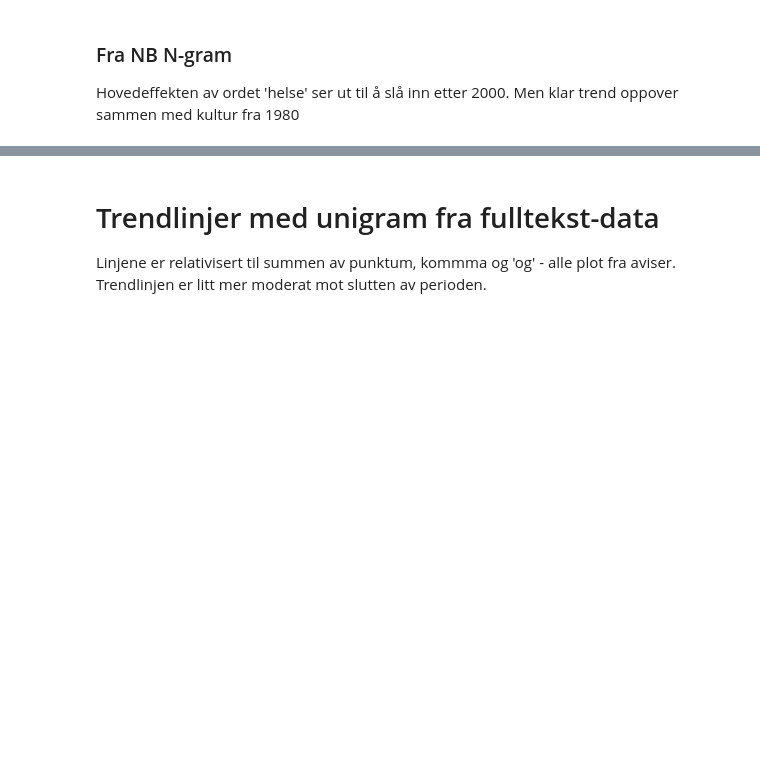
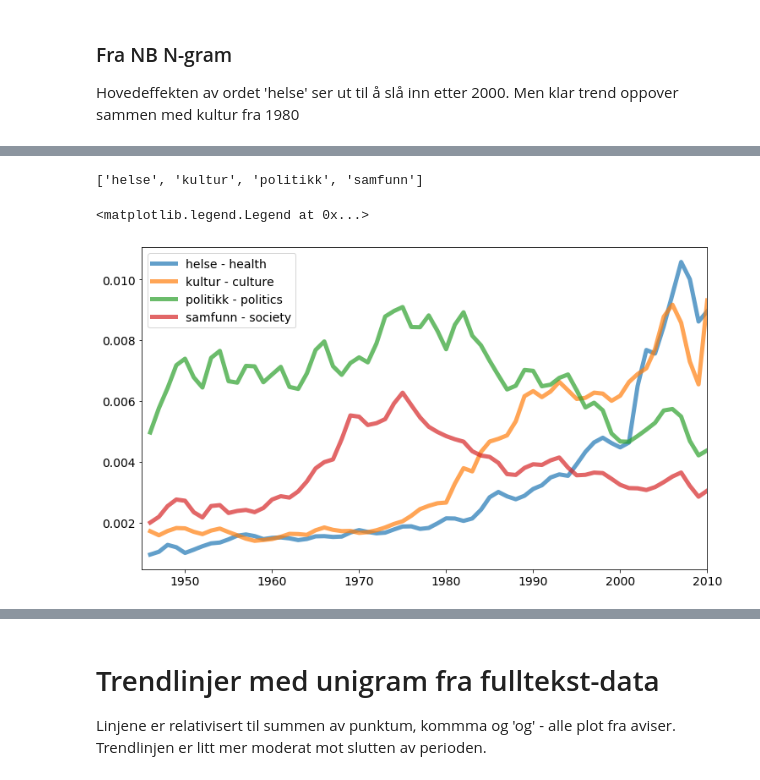
Before and after one commit to Yoonsen/HeCore, a Jupyter notebook: Illustrations-helse-kultut-politikk-samfunn.ipynb, the cells around one changed output, grey strips where cells are left out. Drawn from its saved outputs; the diff is of its cells as text; code cells hidden in the pictures; blank space fills up the shorter version.

```diff
--- a/Illustrations-helse-kultut-politikk-samfunn.ipynb
+++ b/Illustrations-helse-kultut-politikk-samfunn.ipynb
@@ -31,3 +59,15 @@ Hovedeffekten av ordet 'helse' ser ut til å slå inn etter 2000. Men klar trend
+# %%
+fig, ax = plt.subplots()
+df = dfngram('helse, kultur, politikk, samfunn', period=(1945, 2010))
+nplot(df, ax)
+L = ax.legend()
+words = [x.get_text() for x in list(L.get_texts())]
+print(words)
+ax.legend([word + ' - ' + transwords[word] for word in words])
+# %% [output]
+['helse', 'kultur', 'politikk', 'samfunn']
+<matplotlib.legend.Legend at 0x...>
+[figure, added]
 # %%
 ngram("helse, kultur, politikk, samfunn", period=(1945, 2010))
 # %% [output]
```
Also changed, not shown: parts of 11 cells of this notebook, 4 other files.
